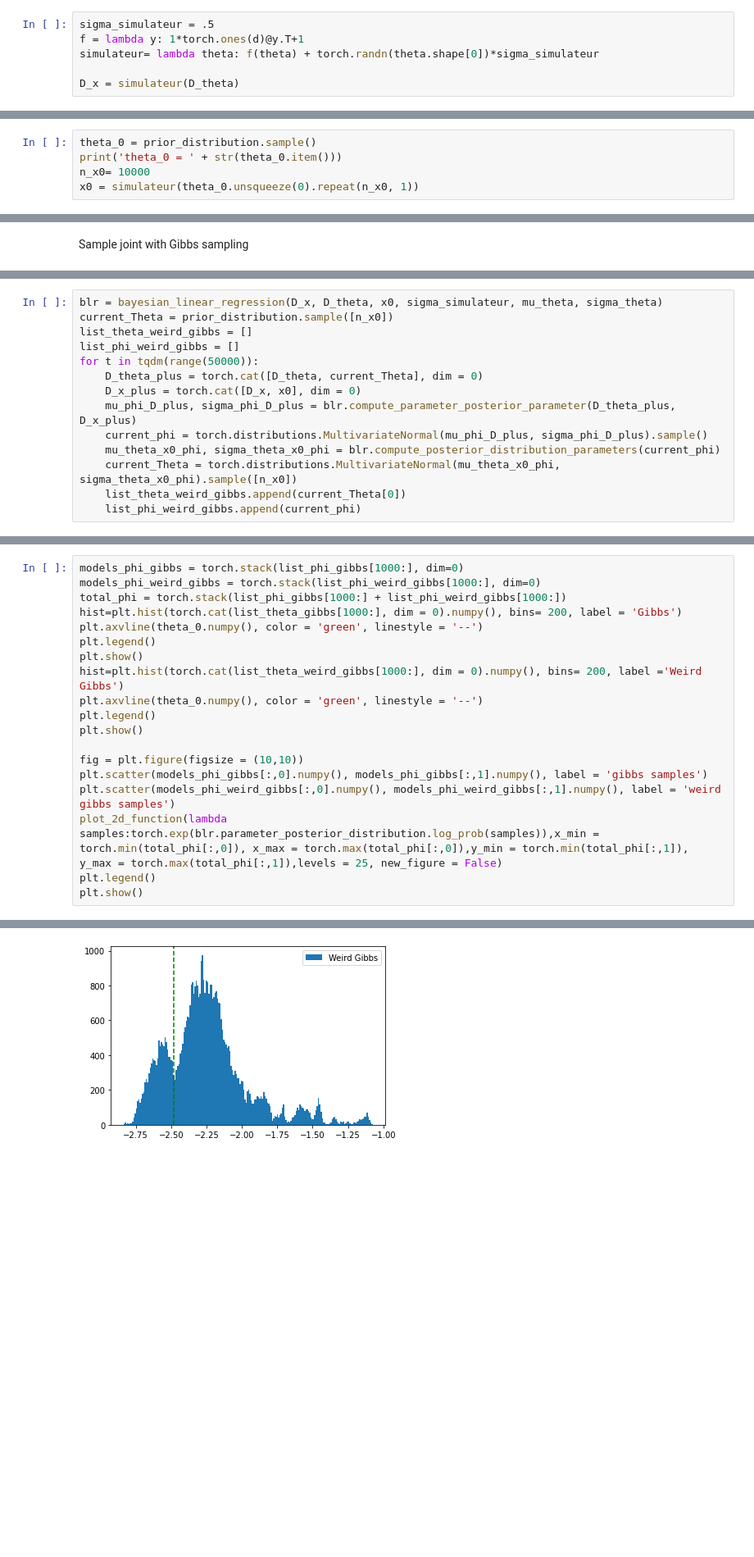
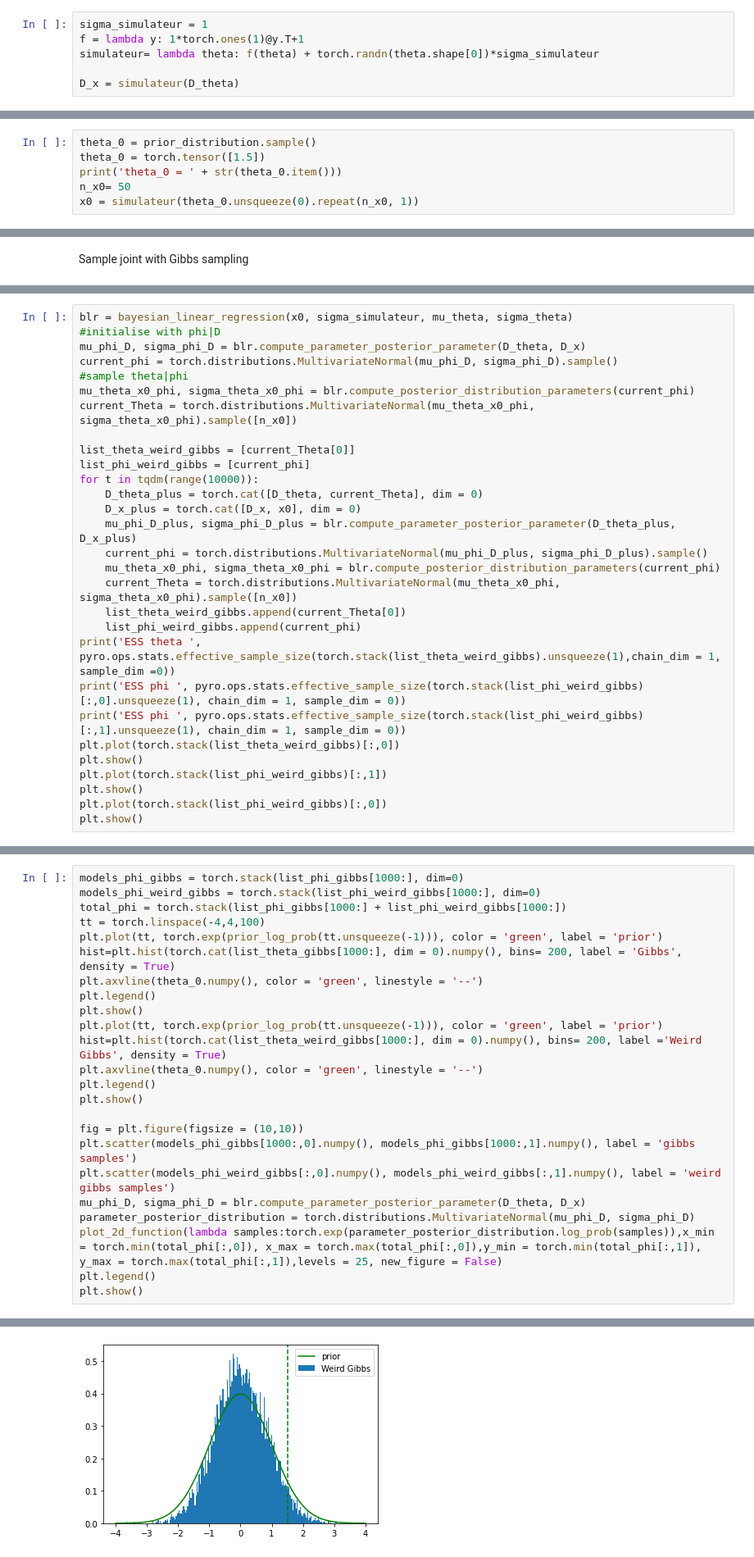
Before and after one commit to ElouanARGOUARCH/SBI, a Jupyter notebook: Dirichlet Process/Bayesian Linear Regression .ipynb, the cells around one changed output, grey strips where cells are left out. Shown at 82% size. Drawn from its saved outputs; the diff is of its cells as text; blank space fills up the shorter version.

```diff
--- a/Dirichlet Process/Bayesian Linear Regression .ipynb
+++ b/Dirichlet Process/Bayesian Linear Regression .ipynb
@@ -20,8 +19,8 @@ D_theta =torch.linspace(-4,4, n_D).unsqueeze(-1)
 # %% [markdown]
 Generate $D_x$ according to some unknown linear $f(D_\theta)$
 # %%
-sigma_simulateur = .5
-f = lambda y: 1*torch.ones(d)@y.T+1
+sigma_simulateur = 1
+f = lambda y: 1*torch.ones(1)@y.T+1
 simulateur= lambda theta: f(theta) + torch.randn(theta.shape[0])*sigma_simulateur
 
 D_x = simulateur(D_theta)
@@ -29,7 +28,8 @@ D_x = simulateur(D_theta)
 Generate $x_0$ according to $f(\theta_0)$ for some unknown $\theta_0$
 # %%
 theta_0 = prior_distribution.sample()
+theta_0 = torch.tensor([1.5])
 print('theta_0 = ' + str(theta_0.item()))
-n_x0= 10000
+n_x0= 50
 x0 = simulateur(theta_0.unsqueeze(0).repeat(n_x0, 1))
 # %% [output]
@@ -177,9 +238,15 @@ ESS theta  tensor(-5884.5693)
 # %%
-blr = bayesian_linear_regression(D_x, D_theta, x0, sigma_simulateur, mu_theta, sigma_theta)
-current_Theta = prior_distribution.sample([n_x0])
-list_theta_weird_gibbs = []
-list_phi_weird_gibbs = []
-for t in tqdm(range(50000)):
+blr = bayesian_linear_regression(x0, sigma_simulateur, mu_theta, sigma_theta)
+#initialise with phi|D
+mu_phi_D, sigma_phi_D = blr.compute_parameter_posterior_parameter(D_theta, D_x)
+current_phi = torch.distributions.MultivariateNormal(mu_phi_D, sigma_phi_D).sample()
+#sample theta|phi
+mu_theta_x0_phi, sigma_theta_x0_phi = blr.compute_posterior_distribution_parameters(current_phi)
+current_Theta = torch.distributions.MultivariateNormal(mu_theta_x0_phi, sigma_theta_x0_phi).sample([n_x0])
+
+list_theta_weird_gibbs = [current_Theta[0]]
+list_phi_weird_gibbs = [current_phi]
+for t in tqdm(range(10000)):
     D_theta_plus = torch.cat([D_theta, current_Theta], dim = 0)
     D_x_plus = torch.cat([D_x, x0], dim = 0)
     mu_phi_D_plus, sigma_phi_D_plus = blr.compute_parameter_posterior_parameter(D_theta_plus, D_x_plus)
@@ -188,3 +255,12 @@ for t in tqdm(range(50000)):
     current_Theta = torch.distributions.MultivariateNormal(mu_theta_x0_phi, sigma_theta_x0_phi).sample([n_x0])
     list_theta_weird_gibbs.append(current_Theta[0])
     list_phi_weird_gibbs.append(current_phi)
+print('ESS theta ', pyro.ops.stats.effective_sample_size(torch.stack(list_theta_weird_gibbs).unsqueeze(1),chain_dim = 1, sample_dim =0))
+print('ESS phi ', pyro.ops.stats.effective_sample_size(torch.stack(list_phi_weird_gibbs)[:,0].unsqueeze(1), chain_dim = 1, sample_dim = 0))
+print('ESS phi ', pyro.ops.stats.effective_sample_size(torch.stack(list_phi_weird_gibbs)[:,1].unsqueeze(1), chain_dim = 1, sample_dim = 0))
+plt.plot(torch.stack(list_theta_weird_gibbs)[:,0])
+plt.show()
+plt.plot(torch.stack(list_phi_weird_gibbs)[:,1])
+plt.show()
+plt.plot(torch.stack(list_phi_weird_gibbs)[:,0])
+plt.show()
@@ -192,19 +275,24 @@ for t in tqdm(range(50000)):
 models_phi_gibbs = torch.stack(list_phi_gibbs[1000:], dim=0)
 models_phi_weird_gibbs = torch.stack(list_phi_weird_gibbs[1000:], dim=0)
 total_phi = torch.stack(list_phi_gibbs[1000:] + list_phi_weird_gibbs[1000:])
-hist=plt.hist(torch.cat(list_theta_gibbs[1000:], dim = 0).numpy(), bins= 200, label = 'Gibbs')
+tt = torch.linspace(-4,4,100)
+plt.plot(tt, torch.exp(prior_log_prob(tt.unsqueeze(-1))), color = 'green', label = 'prior')
+hist=plt.hist(torch.cat(list_theta_gibbs[1000:], dim = 0).numpy(), bins= 200, label = 'Gibbs', density = True)
 plt.axvline(theta_0.numpy(), color = 'green', linestyle = '--')
 plt.legend()
 plt.show()
-hist=plt.hist(torch.cat(list_theta_weird_gibbs[1000:], dim = 0).numpy(), bins= 200, label ='Weird Gibbs')
+plt.plot(tt, torch.exp(prior_log_prob(tt.unsqueeze(-1))), color = 'green', label = 'prior')
+hist=plt.hist(torch.cat(list_theta_weird_gibbs[1000:], dim = 0).numpy(), bins= 200, label ='Weird Gibbs', density = True)
 plt.axvline(theta_0.numpy(), color = 'green', linestyle = '--')
 plt.legend()
 plt.show()
 
 fig = plt.figure(figsize = (10,10))
-plt.scatter(models_phi_gibbs[:,0].numpy(), models_phi_gibbs[:,1].numpy(), label = 'gibbs samples')
+plt.scatter(models_phi_gibbs[1000:,0].numpy(), models_phi_gibbs[1000:,1].numpy(), label = 'gibbs samples')
 plt.scatter(models_phi_weird_gibbs[:,0].numpy(), models_phi_weird_gibbs[:,1].numpy(), label = 'weird gibbs samples')
-plot_2d_function(lambda samples:torch.exp(blr.parameter_posterior_distribution.log_prob(samples)),x_min = torch.min(total_phi[:,0]), x_max = torch.max(total_phi[:,0]),y_min = torch.min(total_phi[:,1]), y_max = torch.max(total_phi[:,1]),levels = 25, new_figure = False)
+mu_phi_D, sigma_phi_D = blr.compute_parameter_posterior_parameter(D_theta, D_x)
+parameter_posterior_distribution = torch.distributions.MultivariateNormal(mu_phi_D, sigma_phi_D)
+plot_2d_function(lambda samples:torch.exp(parameter_posterior_distribution.log_prob(samples)),x_min = torch.min(total_phi[:,0]), x_max = torch.max(total_phi[:,0]),y_min = torch.min(total_phi[:,1]), y_max = torch.max(total_phi[:,1]),levels = 25, new_figure = False)
 plt.legend()
 plt.show()
 # %% [output]
@@ -212 +300 @@ plt.show()
-[figure, old version]
+[figure, new version]
```
Also changed, not shown: parts of 19 cells of this notebook, 3 other files.
